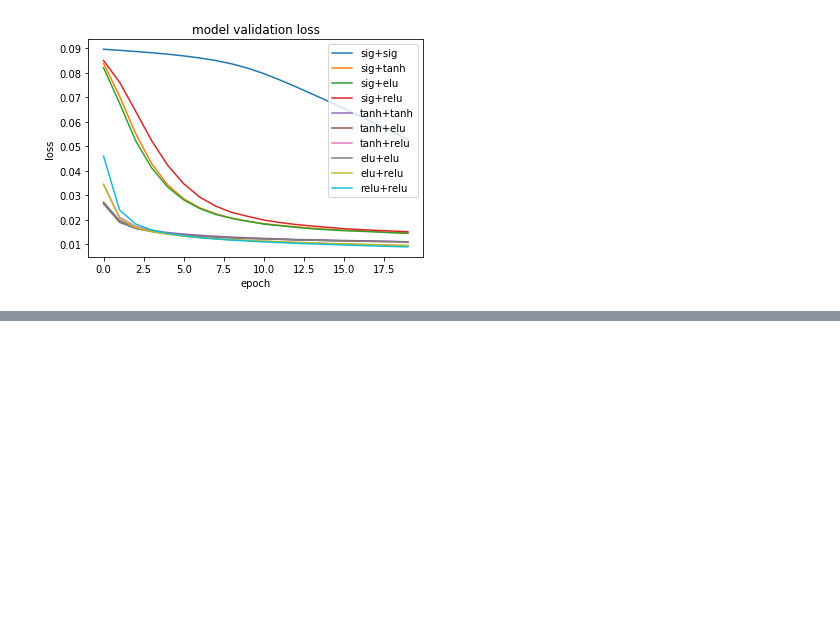
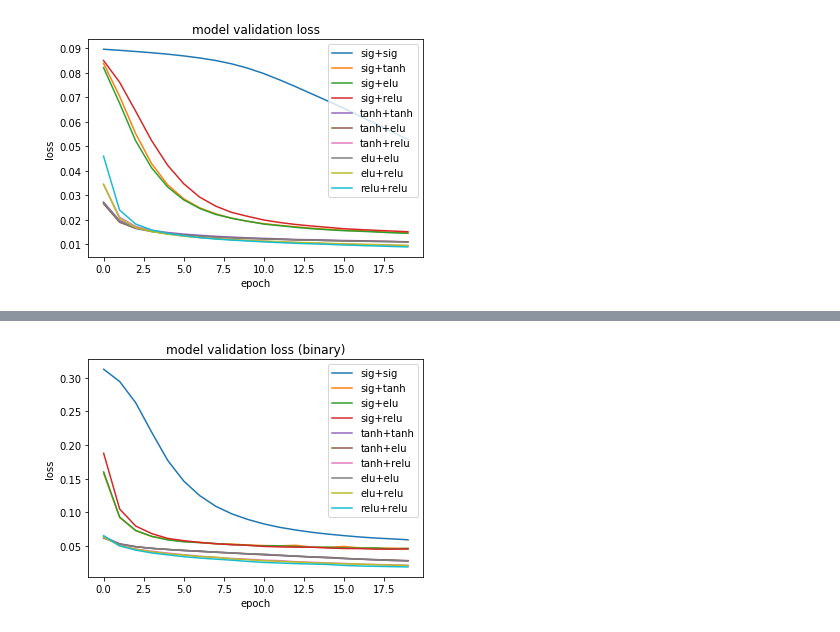
Before and after one commit to coldjoke123/python1, a Jupyter notebook: HW_NN.ipynb, the cells around one changed output, grey strips where cells are left out. Saved outputs shown, nothing was run; the diff lists cells and outputs as text; code cells hidden in the pictures; blank space fills up the shorter version.

```diff
--- a/HW_NN.ipynb
+++ b/HW_NN.ipynb
@@ -816,0 +1380,19 @@ plt.show()
+# %%
+plt.plot(model_s_s_b_20.history["val_loss"])
+plt.plot(model_s_t_b_20.history["val_loss"])
+plt.plot(model_s_e_b_20.history["val_loss"])
+plt.plot(model_s_r_b_20.history["val_loss"])
+plt.plot(model_t_t_b_20.history["val_loss"])
+plt.plot(model_t_e_b_20.history["val_loss"])
+plt.plot(model_t_r_b_20.history["val_loss"])
+plt.plot(model_e_e_b_20.history["val_loss"])
+plt.plot(model_e_r_b_20.history["val_loss"])
+plt.plot(model_r_r_b_20.history["val_loss"])
+
+plt.title("model validation loss (binary)")
+plt.ylabel("loss")
+plt.xlabel("epoch")
+plt.legend(["sig+sig","sig+tanh","sig+elu","sig+relu","tanh+tanh","tanh+elu","tanh+relu","elu+elu","elu+relu","relu+relu"], loc = 'best')
+plt.show()
+# %% [output]
+[figure, added]
```
Also changed, not shown: parts of 23 cells of this notebook.
